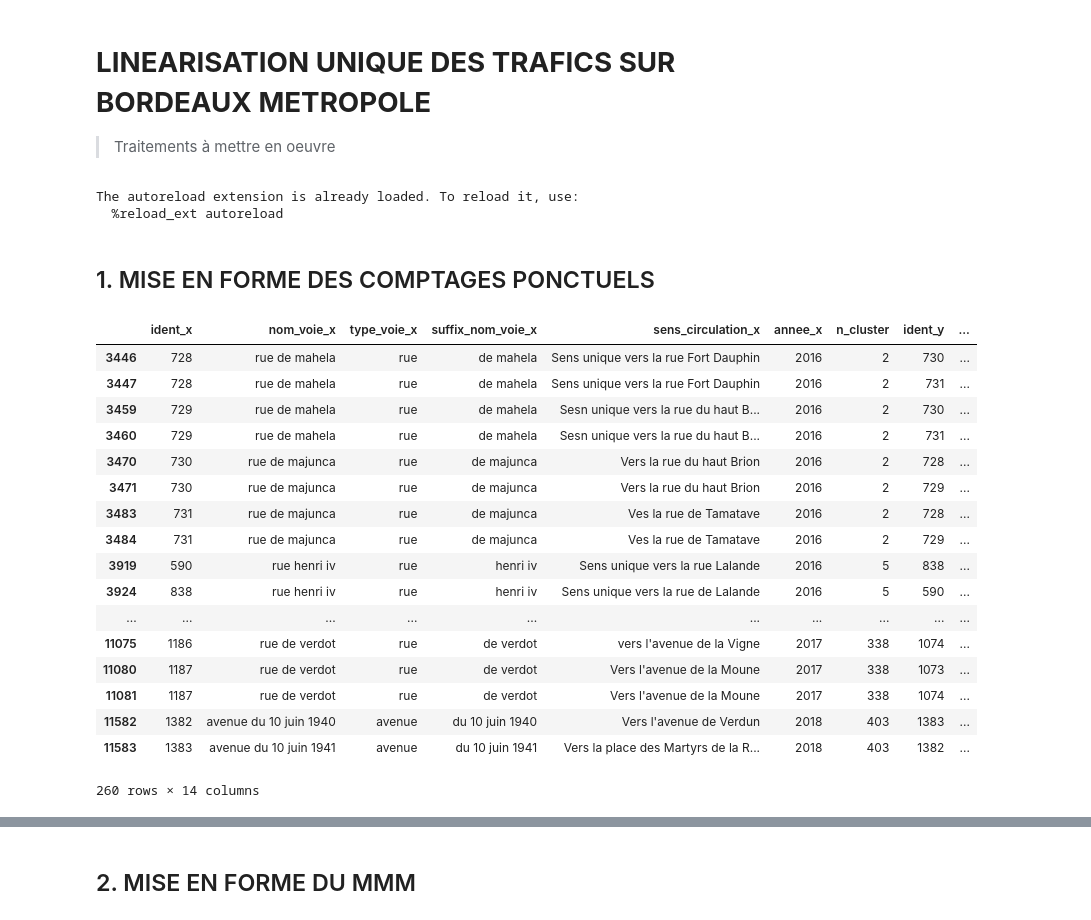
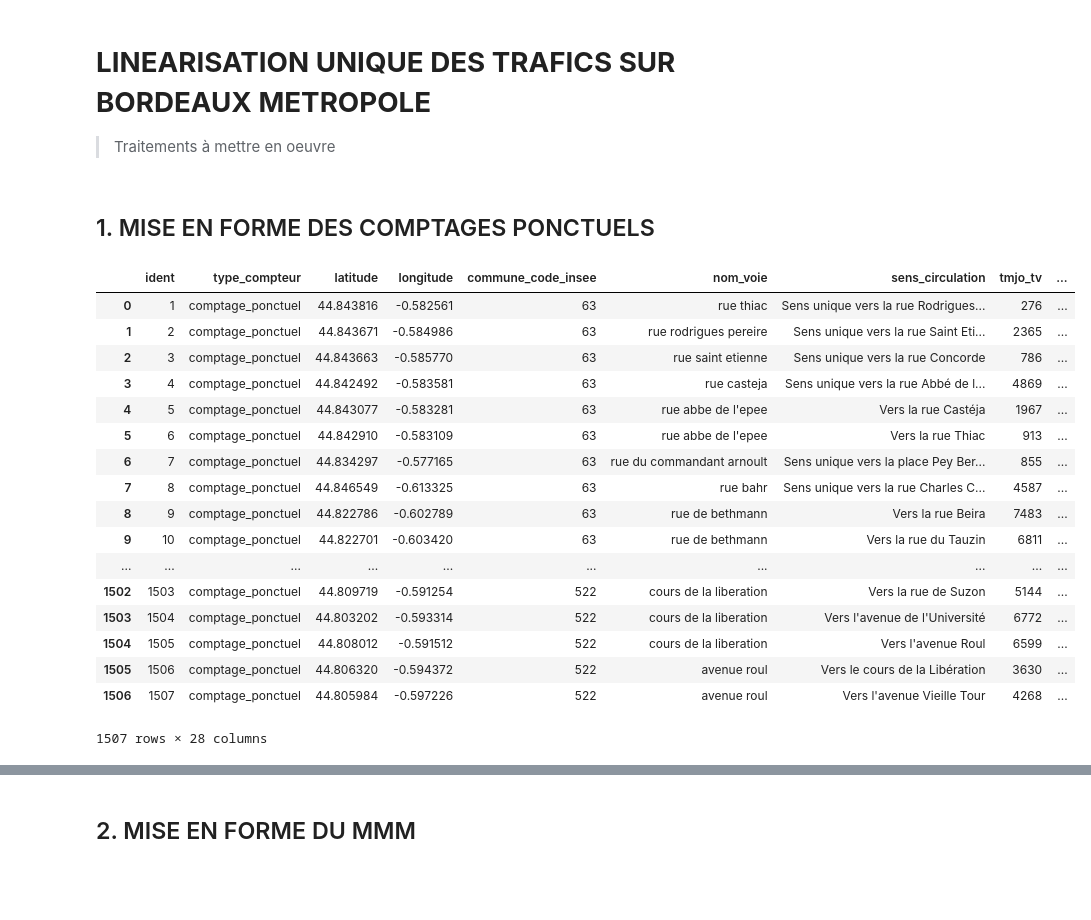
Before and after one commit to nantodevison/Lin_uniq_BdxM, a Jupyter notebook: Lin_uniq_BdxM/Traitements/traitements.ipynb, the cells around one changed output, grey strips where cells are left out. Cells and saved outputs as stored; diff of their text form; code cells hidden in the pictures; blank space fills up the shorter version.

Commit message:
groupement en cours

```diff
--- a/Lin_uniq_BdxM/Traitements/traitements.ipynb
+++ b/Lin_uniq_BdxM/Traitements/traitements.ipynb
@@ -18,10 +18,7 @@ from sklearn.preprocessing import StandardScaler
 from datetime import datetime
 from collections import Counter
 pd.set_option('display.max_columns', 100)
-pd.set_option('display.max_rows', 200)
+#pd.set_option('display.max_rows', 200)
-# %% [output]
-The autoreload extension is already loaded. To reload it, use:
-  %reload_ext autoreload
 # %% [markdown]
 ## 1. MISE EN FORME DES COMPTAGES PONCTUELS
 # %%
@@ -38,3 +33,9 @@ cpt_pct_l93['nom_voie']=cpt_pct_l93.nom_voie.apply(lambda x : re.sub(('é|è|ê'
+# %%
+#mise en forme
+cpt_pct_l93['nom_voie']=cpt_pct_l93.nom_voie.apply(lambda x : re.sub(('é|è|ê'),'e',x.lower()))
+cpt_pct_l93['sens_unique']=cpt_pct_l93.sens_circulation.apply(lambda x : True if SequenceMatcher(None,' '.join(x.split(' ')[:2]).lower(),'sens unique').ratio()>0.8 else False)
+cpt_pct_l93['type_voie']=cpt_pct_l93.nom_voie.apply(lambda x : x.split(' ')[0])
+cpt_pct_l93['suffix_nom_voie']=cpt_pct_l93.nom_voie.apply(lambda x : ' '.join(x.split(' ')[1:]).lower())
 # %%
 #cluster à 200m
 data_test_clust=[[x, y] for x, y in zip(cpt_pct_l93.x_l93.tolist(), cpt_pct_l93.y_l93.tolist())]
@@ -52,24 +45,11 @@ cross_join_ncluster['comp_nom_voie']=cross_join_ncluster.apply(
-# %%
-cross_join_ncluster.loc[(cross_join_ncluster['comp_nom_voie']>0.6)&
-                        (cross_join_ncluster['nom_voie_x']!=cross_join_ncluster['nom_voie_y']) &
-                        (cross_join_ncluster['n_cluster']!=-1)].sort_values(['n_cluster','ident_x'])
-# %% [output]
-|  | ident_x | nom_voie_x | type_voie_x | suffix_nom_voie_x | sens_circulation_x | annee_x | n_cluster | ident_y | ... |
-| 3446 | 728 | rue de mahela | rue | de mahela | Sens unique vers la rue Fort Dauphin | 2016 | 2 | 730 | ... |
-| 3447 | 728 | rue de mahela | rue | de mahela | Sens unique vers la rue Fort Dauphin | 2016 | 2 | 731 | ... |
-| 3459 | 729 | rue de mahela | rue | de mahela | Sesn unique vers la rue du haut B... | 2016 | 2 | 730 | ... |
-| 3460 | 729 | rue de mahela | rue | de mahela | Sesn unique vers la rue du haut B... | 2016 | 2 | 731 | ... |
-| 3470 | 730 | rue de majunca | rue | de majunca | Vers la rue du haut Brion | 2016 | 2 | 728 | ... |
-| 3471 | 730 | rue de majunca | rue | de majunca | Vers la rue du haut Brion | 2016 | 2 | 729 | ... |
-| 3483 | 731 | rue de majunca | rue | de majunca | Ves la rue de Tamatave | 2016 | 2 | 728 | ... |
-| 3484 | 731 | rue de majunca | rue | de majunca | Ves la rue de Tamatave | 2016 | 2 | 729 | ... |
-| 3919 | 590 | rue henri iv | rue | henri iv | Sens unique vers la rue Lalande | 2016 | 5 | 838 | ... |
-| 3924 | 838 | rue henri iv | rue | henri iv | Sens unique vers la rue de Lalande | 2016 | 5 | 590 | ... |
-| ... | ... | ... | ... | ... | ... | ... | ... | ... | ... |
-| 11075 | 1186 | rue de verdot | rue | de verdot | vers l'avenue de la Vigne | 2017 | 338 | 1074 | ... |
-| 11080 | 1187 | rue de verdot | rue | de verdot | Vers l'avenue de la Moune | 2017 | 338 | 1073 | ... |
-| 11081 | 1187 | rue de verdot | rue | de verdot | Vers l'avenue de la Moune | 2017 | 338 | 1074 | ... |
-| 11582 | 1382 | avenue du 10 juin 1940 | avenue | du 10 juin 1940 | Vers l'avenue de Verdun | 2018 | 403 | 1383 | ... |
-| 11583 | 1383 | avenue du 10 juin 1941 | avenue | du 10 juin 1941 | Vers la place des Martyrs de la R... | 2018 | 403 | 1382 | ... |
-260 rows × 14 columns
+# %%
+#voies avec nom_proches
+cross_join_ncluster=cpt_pct_l93[['ident','nom_voie','type_voie','suffix_nom_voie', 'sens_circulation','annee','n_cluster']].merge(
+   cpt_pct_l93[['ident','nom_voie','type_voie','suffix_nom_voie', 'sens_circulation','annee','n_cluster']], on='n_cluster') #avoir toutes les relations internoms possibles
+cross_join_ncluster['comp_nom_voie']=cross_join_ncluster.apply(lambda x : SequenceMatcher(None,x['suffix_nom_voie_x'], x['suffix_nom_voie_y']).ratio(), axis=1)#affecter une note a cahque relation
+voie_nom_proches=cross_join_ncluster.loc[(cross_join_ncluster['comp_nom_voie']>0.85) & (cross_join_ncluster['type_voie_x']==cross_join_ncluster['type_voie_y'])
+                        ].sort_values(['n_cluster','ident_x'])#ne conserver qque les relations bien notees
+voie_nom_proches['id_grp_nom_voie']=voie_nom_proches.ident_x.rank(method='dense')#ajouter un id
+corresp_voies=voie_nom_proches.drop_duplicates('ident_y')
+grp_nom_voie=cpt_pct_l93.merge(corresp_voies[['ident_y','id_grp_nom_voie']].rename(columns={'ident_y':'ident'}), on='ident')#jointure sur id de depart
 # %%
@@ -76,0 +57,28 @@ cpt_pct_l93.to_file(r'Q:\DAIT\TI\Bordeaux_metropole\2019\C19SA0101\Doc_travail\D
+# %%
+#grouper par periode
+grp_period=grp_nom_voie.copy()
+grp_period['date_max_cptg']=grp_period.observation.apply(lambda x : pd.to_datetime(x.split(' au ')[1],dayfirst=True))
+grp_period['id_period']=grp_period.date_max_cptg.rank(method='dense')
+grp_period['indicefinal']=grp_period.n_cluster**2+grp_period.id_grp_nom_voie**3+grp_period.id_period**4
+grp_period=grp_period.assign(id_grp_period=grp_period.groupby(['n_cluster','id_grp_nom_voie','date_max_cptg'])['indicefinal'].rank(method='dense'))
+# %%
+grp_period
+# %% [output]
+|  | ident | type_compteur | latitude | longitude | commune_code_insee | nom_voie | sens_circulation | tmjo_tv | ... |
+| 0 | 1 | comptage_ponctuel | 44.843816 | -0.582561 | 63 | rue thiac | Sens unique vers la rue Rodrigues... | 276 | ... |
+| 1 | 2 | comptage_ponctuel | 44.843671 | -0.584986 | 63 | rue rodrigues pereire | Sens unique vers la rue Saint Eti... | 2365 | ... |
+| 2 | 3 | comptage_ponctuel | 44.843663 | -0.585770 | 63 | rue saint etienne | Sens unique vers la rue Concorde | 786 | ... |
+| 3 | 4 | comptage_ponctuel | 44.842492 | -0.583581 | 63 | rue casteja | Sens unique vers la rue Abbé de l... | 4869 | ... |
+| 4 | 5 | comptage_ponctuel | 44.843077 | -0.583281 | 63 | rue abbe de l'epee | Vers la rue Castéja | 1967 | ... |
+| 5 | 6 | comptage_ponctuel | 44.842910 | -0.583109 | 63 | rue abbe de l'epee | Vers la rue Thiac | 913 | ... |
+| 6 | 7 | comptage_ponctuel | 44.834297 | -0.577165 | 63 | rue du commandant arnoult | Sens unique vers la place Pey Ber... | 855 | ... |
+| 7 | 8 | comptage_ponctuel | 44.846549 | -0.613325 | 63 | rue bahr | Sens unique vers la rue Charles C... | 4587 | ... |
+| 8 | 9 | comptage_ponctuel | 44.822786 | -0.602789 | 63 | rue de bethmann | Vers la rue Beira | 7483 | ... |
+| 9 | 10 | comptage_ponctuel | 44.822701 | -0.603420 | 63 | rue de bethmann | Vers la rue du Tauzin | 6811 | ... |
+| ... | ... | ... | ... | ... | ... | ... | ... | ... | ... |
+| 1502 | 1503 | comptage_ponctuel | 44.809719 | -0.591254 | 522 | cours de la liberation | Vers la rue de Suzon | 5144 | ... |
+| 1503 | 1504 | comptage_ponctuel | 44.803202 | -0.593314 | 522 | cours de la liberation | Vers l'avenue de l'Université | 6772 | ... |
+| 1504 | 1505 | comptage_ponctuel | 44.808012 | -0.591512 | 522 | cours de la liberation | Vers l'avenue Roul | 6599 | ... |
+| 1505 | 1506 | comptage_ponctuel | 44.806320 | -0.594372 | 522 | avenue roul | Vers le cours de la Libération | 3630 | ... |
+| 1506 | 1507 | comptage_ponctuel | 44.805984 | -0.597226 | 522 | avenue roul | Vers l'avenue Vieille Tour | 4268 | ... |
+1507 rows × 28 columns
```
Also changed, not shown: parts of 5 cells of this notebook.
